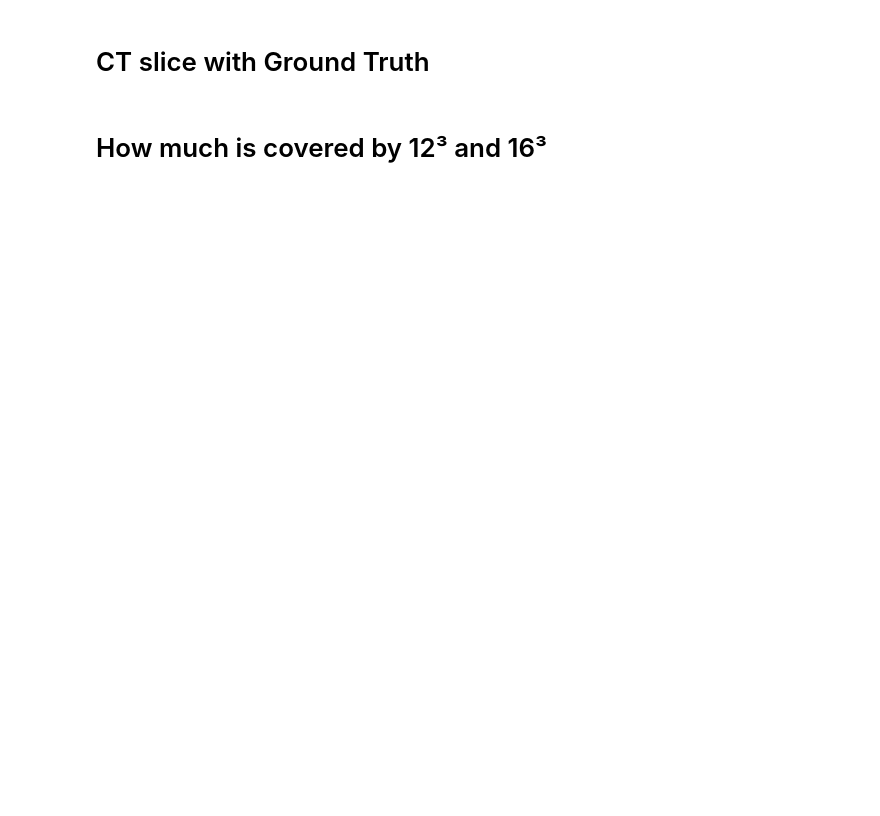
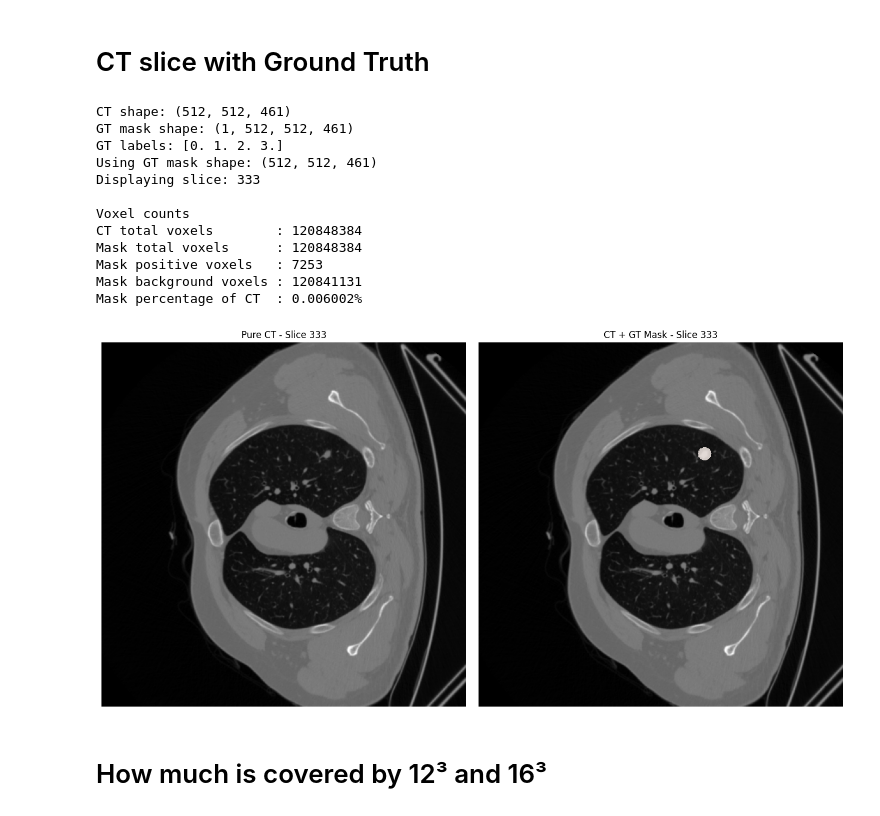
Before and after one commit to ckekula/fyp-3d-ct, a Jupyter notebook: eda/ct.ipynb, the cells around one changed output. Saved outputs shown, nothing was run; the diff lists cells and outputs as text; code cells hidden in the pictures; blank space fills up the shorter version.

```diff
--- a/eda/ct.ipynb
+++ b/eda/ct.ipynb
@@ -10,9 +10,9 @@ import matplotlib.pyplot as plt
 # Load NIfTI files
 # -----------------------------
 
-volume_path = r"/home/chest_ct/code/data/data_volumes/dataset/train_fixed/train_13316_a_2.nii.gz"
+volume_path = r"/home/chest_ct/code/data/data_volumes/dataset/train_fixed/train_1387_a_2.nii.gz"
 
-mask_path = r"/home/chest_ct/code/data/segmentations/segmentations/train_13316_a_2.nii.gz"
+mask_path = r"/home/chest_ct/code/data/segmentations/segmentations/train_1387_a_2.nii.gz"
 
 
 ct = nib.load(volume_path).get_fdata()
@@ -79,33 +79,47 @@ axes[0].imshow(
 )
 
 axes[0].set_title(f"Pure CT - Slice {slice_idx}")
 axes[0].axis("off")
 
 
 # CT + GT mask overlay
 axes[1].imshow(
     ct[:, :, slice_idx],
     cmap="gray"
 )
 
 seg = gt_mask[:, :, slice_idx]
 
 axes[1].imshow(
     np.ma.masked_where(
         seg <= 0,
         seg
     ),
     cmap="Reds",
     alpha=0.8,
     interpolation="none"
 )
 
 axes[1].set_title(f"CT + GT Mask - Slice {slice_idx}")
 axes[1].axis("off")
 
 
 plt.tight_layout()
 plt.show()
+# %% [output]
+CT shape: (512, 512, 461)
+GT mask shape: (1, 512, 512, 461)
+GT labels: [0. 1. 2. 3.]
+Using GT mask shape: (512, 512, 461)
+Displaying slice: 333
+
+Voxel counts
+CT total voxels        : 120848384
+Mask total voxels      : 120848384
+Mask positive voxels   : 7253
+Mask background voxels : 120841131
+Mask percentage of CT  : 0.006002%
+[figure, added]
 # %% [markdown]
 # How much is covered by 12³ and 16³
 # %%
```
Also changed, not shown: parts of 13 cells of this notebook, 7 other files.
